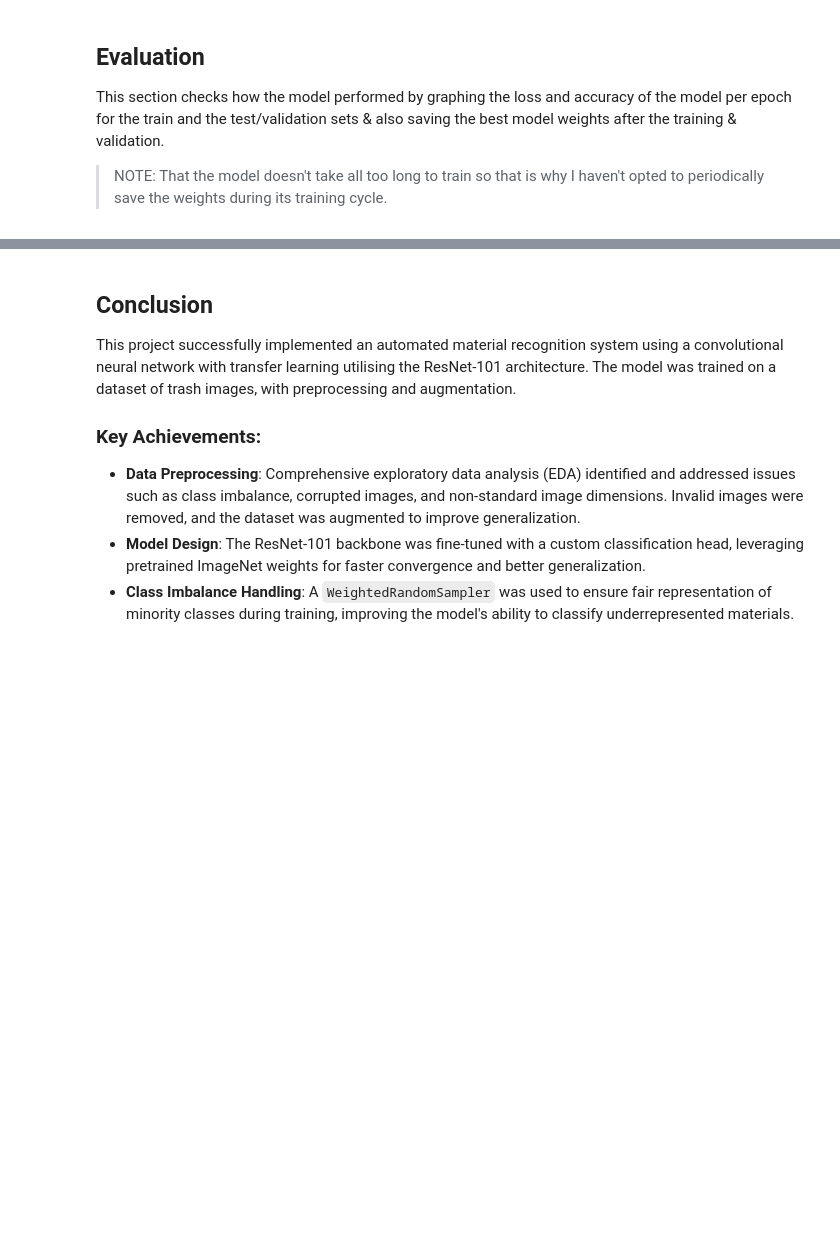
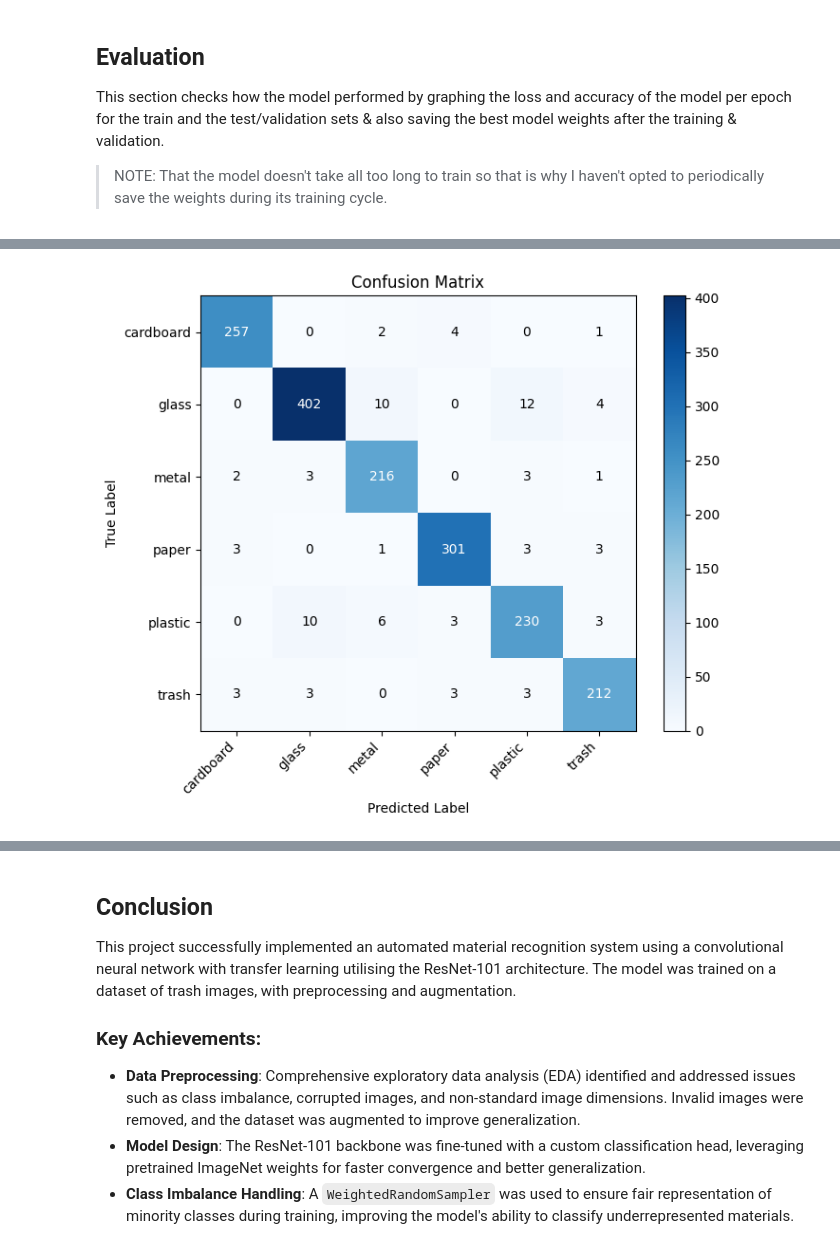
Before and after one commit to morrison-page/material-classification, a Jupyter notebook: material-recognition.ipynb, the cells around one changed output, grey strips where cells are left out. Drawn from its saved outputs; the diff is of its cells as text; code cells hidden in the pictures; blank space fills up the shorter version.

```diff
--- a/material-recognition.ipynb
+++ b/material-recognition.ipynb
@@ -1131,0 +1320,29 @@ Best Validation Accuracy: 95.01%
+# %%
+# Confusion Matrix
+fig, ax = plt.subplots(figsize=(8, 6))
+im = ax.imshow(cm.tolist(), cmap="Blues")
+ax.set_title("Confusion Matrix")
+ax.set_xlabel("Predicted Label")
+ax.set_ylabel("True Label")
+ax.set_xticks(list(range(num_classes)))
+ax.set_yticks(list(range(num_classes)))
+ax.set_xticklabels(class_names, rotation=45, ha='right')
+ax.set_yticklabels(class_names)
+
+cm_max = cm.max().item()
+threshold = cm_max / 2 if cm_max > 0 else 0
+
+for i in range(num_classes):
+    for j in range(num_classes):
+        value = int(cm[i, j].item())
+        ax.text(
+            j, i, f"{value}",
+            ha="center", va="center",
+            color="white" if value > threshold else "black"
+        )
+
+fig.colorbar(im, ax=ax, fraction=0.046, pad=0.04)
+plt.tight_layout()
+plt.show()
+# %% [output]
+[figure, added]
```
Also changed, not shown: parts of 13 cells of this notebook, 1 other file.
